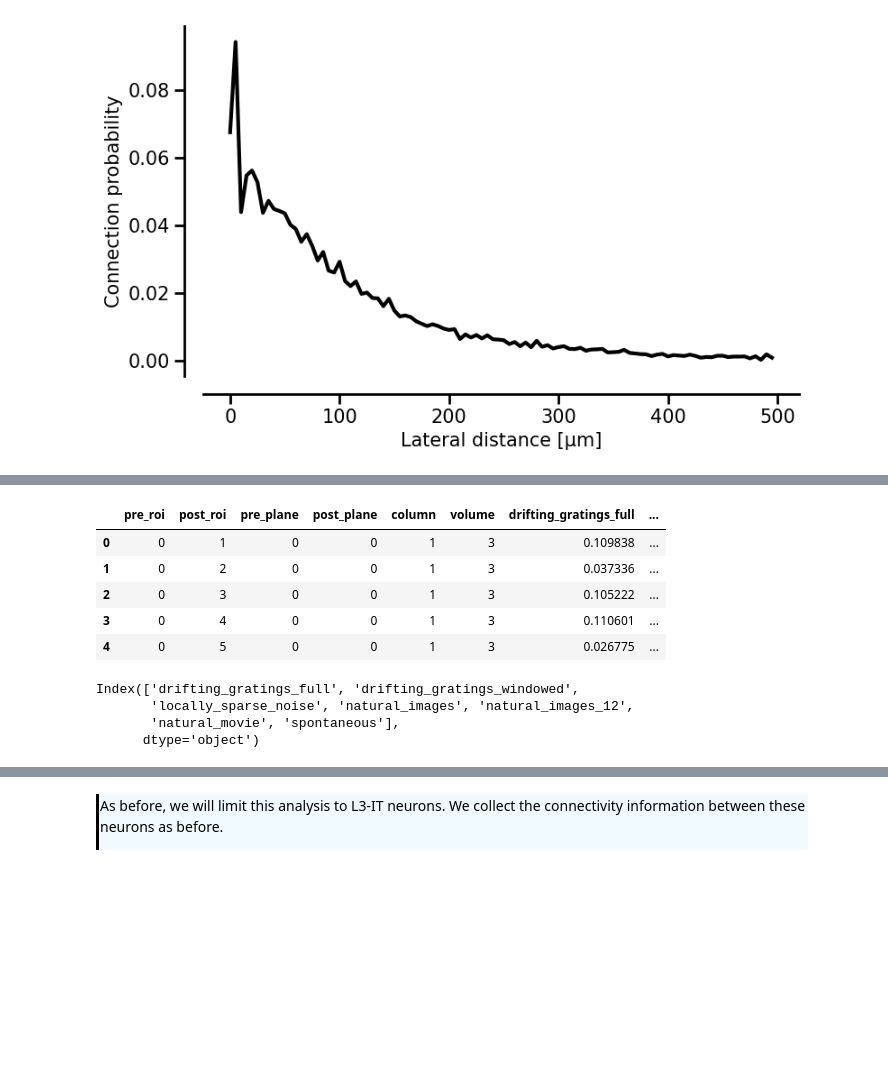
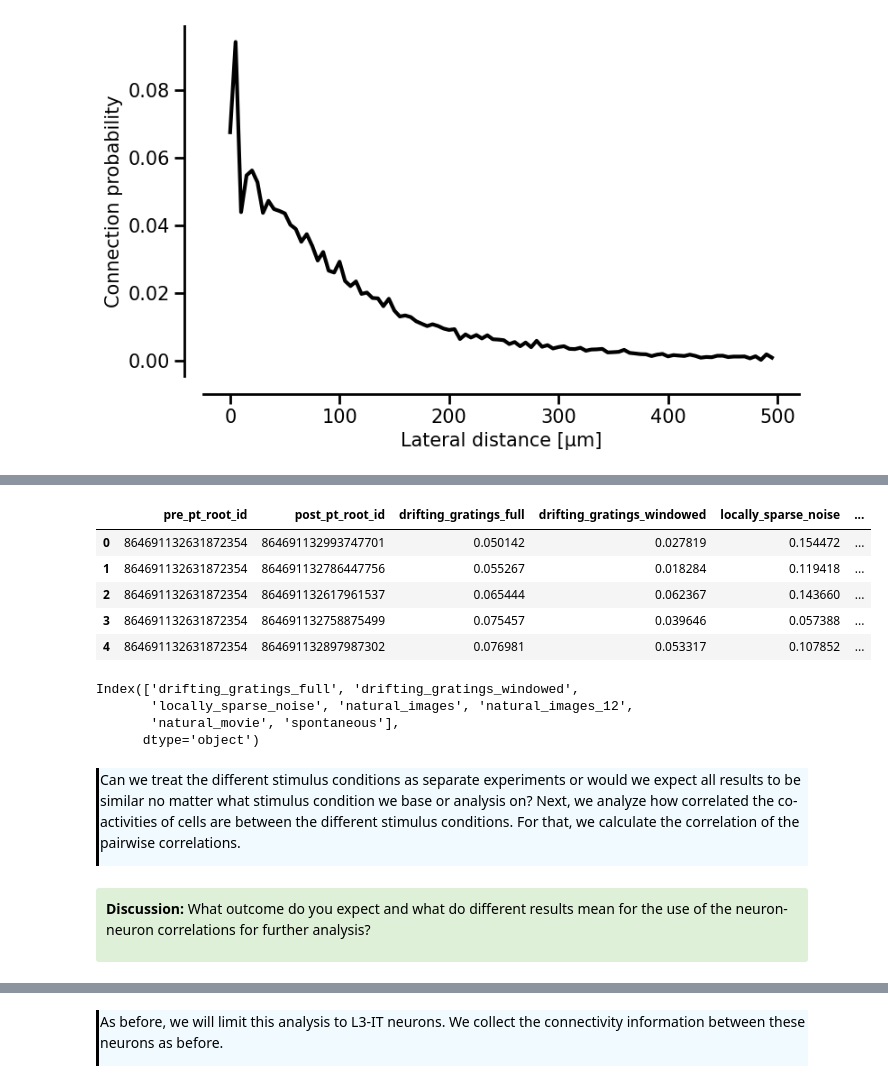
Before and after one commit to AllenSWDB/SWDB_2025_Connectomics, a Jupyter notebook: code/solutions/Workshop2.ipynb, the cells around one changed output, grey strips where cells are left out. Drawn from its saved outputs; the diff is of its cells as text; code cells hidden in the pictures; blank space fills up the shorter version.

```diff
--- a/code/solutions/Workshop2.ipynb
+++ b/code/solutions/Workshop2.ipynb
@@ -369,12 +388,14 @@ corr_df = pd.read_feather(f"{data_dir}/cell_cell_correlations_by_stimulus.feathe
+# %%
+corr_coreg_df = pd.read_feather(f"{data_dir}/cell_cell_correlations_by_stimulus_coregistered.feather")
 # %%
-corr_df.head(5)
+corr_coreg_df.head(5)
 # %% [output]
-|  | pre_roi | post_roi | pre_plane | post_plane | column | volume | drifting_gratings_full | ... |
-| 0 | 0 | 1 | 0 | 0 | 1 | 3 | 0.109838 | ... |
-| 1 | 0 | 2 | 0 | 0 | 1 | 3 | 0.037336 | ... |
-| 2 | 0 | 3 | 0 | 0 | 1 | 3 | 0.105222 | ... |
-| 3 | 0 | 4 | 0 | 0 | 1 | 3 | 0.110601 | ... |
-| 4 | 0 | 5 | 0 | 0 | 1 | 3 | 0.026775 | ... |
+|  | pre_pt_root_id | post_pt_root_id | drifting_gratings_full | drifting_gratings_windowed | locally_sparse_noise | ... |
+| 0 | 864691132631872354 | 864691132993747701 | 0.050142 | 0.027819 | 0.154472 | ... |
+| 1 | 864691132631872354 | 864691132786447756 | 0.055267 | 0.018284 | 0.119418 | ... |
+| 2 | 864691132631872354 | 864691132617961537 | 0.065444 | 0.062367 | 0.143660 | ... |
+| 3 | 864691132631872354 | 864691132758875499 | 0.075457 | 0.039646 | 0.057388 | ... |
+| 4 | 864691132631872354 | 864691132897987302 | 0.076981 | 0.053317 | 0.107852 | ... |
 # %%
 stimulus_conditions = corr_df.columns[6:]
 stimulus_conditions
@@ -383,3 +404,13 @@ Index(['drifting_gratings_full', 'drifting_gratings_windowed',
        'locally_sparse_noise', 'natural_images', 'natural_images_12',
        'natural_movie', 'spontaneous'],
       dtype='object')
+# %% [markdown]
+<div style="border-left: 3px solid #000; padding: 1px; padding-left: 10px; background: #F0FAFF; ">
+
+Can we treat the different stimulus conditions as separate experiments or would we expect all results to be similar no matter what stimulus condition we base or analysis on? Next, we analyze how correlated the co-activities of cells are between the different stimulus conditions. For that, we calculate the correlation of the pairwise correlations.
+# %% [markdown]
+<div style="background: #DFF0D8; border-radius: 3px; padding: 10px;">
+
+<p><b>Discussion:</b> What outcome do you expect and what do different results mean for the use of the neuron-neuron correlations for further analysis?
+
+</div>
```
Also changed, not shown: parts of 46 cells of this notebook.
